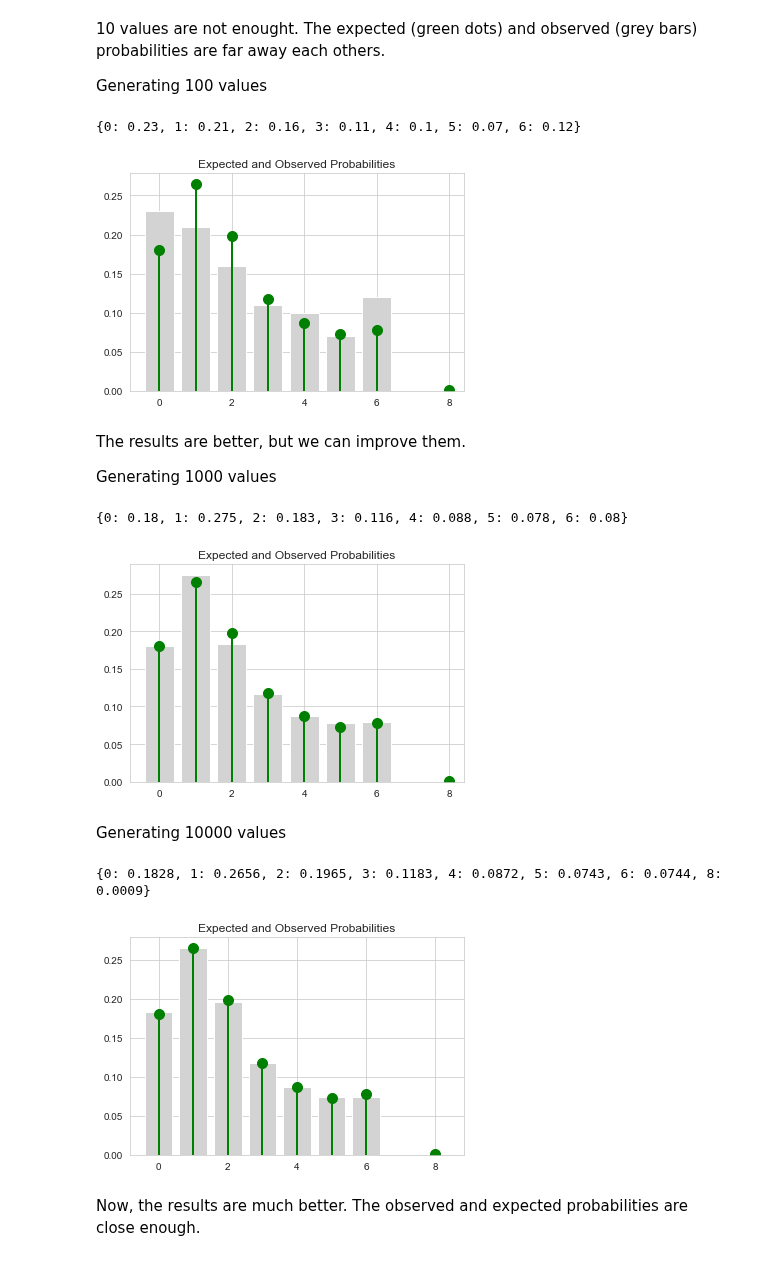
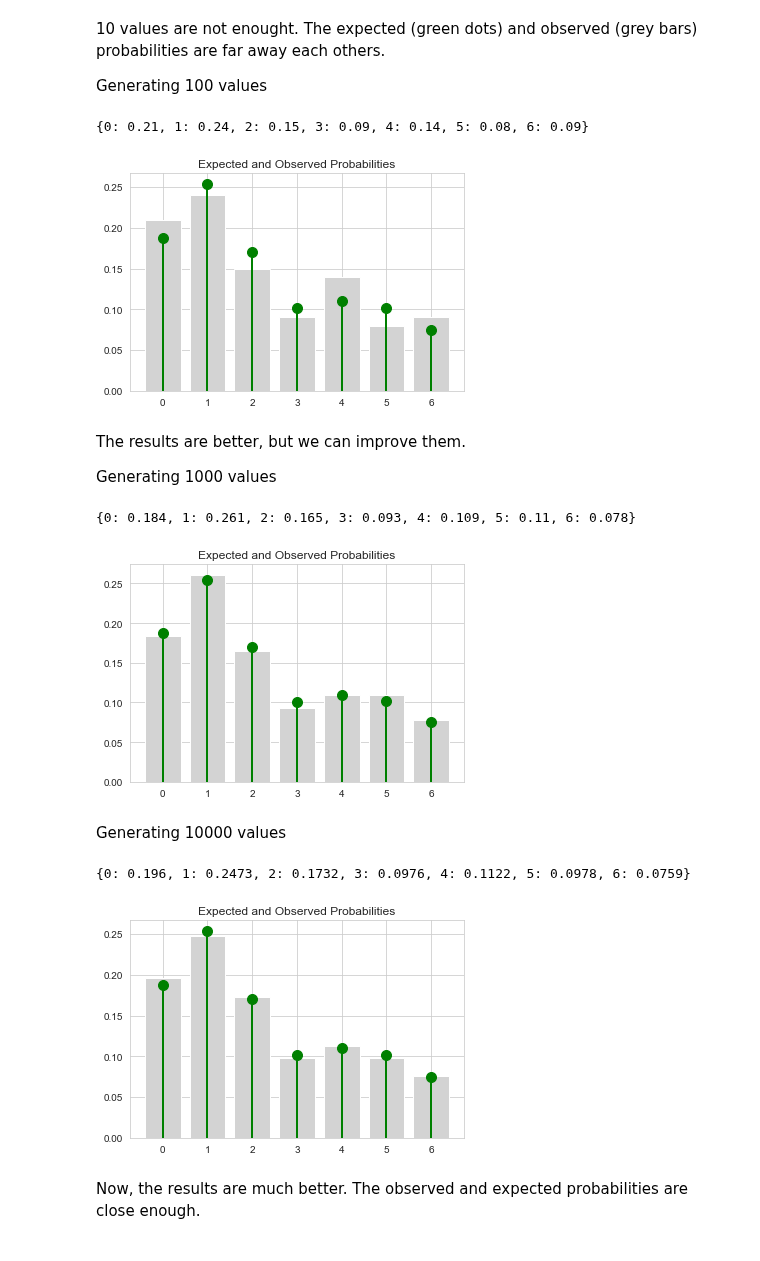
Before and after one commit to Goliath-Research/Computational-Statistics, a Jupyter notebook: 02-Probability & Distributions/04-Emp_Disc_Dist.ipynb, the cells around one changed output. Cells and saved outputs as stored; diff of their text form; code cells hidden in the pictures.

Commit message:
Disc Dist

```diff
--- a/02-Probability & Distributions/04-Emp_Disc_Dist.ipynb
+++ b/02-Probability & Distributions/04-Emp_Disc_Dist.ipynb
@@ -158,5 +159,5 @@ print(dict(zip(xk, fk)))
 # %% [markdown]
 Creating a discrete distribution function
 # %%
-discrete_f = rv_discrete(values=(xk, fk))
+new_disc_f = rv_discrete(values=(xk, fk))
 # %%
@@ -175,12 +179,12 @@ array([2, 6, 5, 0, 6, 2, 0, 1, 2, 3])
 # %% [markdown]
 Creating a function:
 # %%
-def generate_discrete_dist(n=10):
-    gen_values = discrete_f.rvs(size=n)
+def generate_discrete_dist(disc_f, n=10):
+    gen_values = disc_f.rvs(size=n)
     elem, freq = np.unique(gen_values, return_counts=True)
     freq = freq/n
     print(dict(zip(elem, freq)))
-    plt.plot(xk, discrete_f.pmf(xk),'go', ms=10)
-    plt.vlines(xk, 0, discrete_f.pmf(xk), colors='g', lw=2)
+    plt.plot(xk, disc_f.pmf(xk),'go', ms=10)
+    plt.vlines(xk, 0, disc_f.pmf(xk), colors='g', lw=2)
     plt.bar(elem, freq, color='lightgray')
     plt.title('Expected and Observed Probabilities');
@@ -194,26 +199,26 @@ generate_discrete_dist(10)
 
 Generating 100 values
 # %%
-generate_discrete_dist(100)
+generate_discrete_dist(new_disc_f, 100)
 # %% [output]
-{0: 0.23, 1: 0.21, 2: 0.16, 3: 0.11, 4: 0.1, 5: 0.07, 6: 0.12}
+{0: 0.21, 1: 0.24, 2: 0.15, 3: 0.09, 4: 0.14, 5: 0.08, 6: 0.09}
-[figure, old version]
+[figure, new version]
 # %% [markdown]
 The results are better, but we can improve them.
 
 Generating 1000 values
 # %%
-generate_discrete_dist(1000)
+generate_discrete_dist(new_disc_f, 1000)
 # %% [output]
-{0: 0.18, 1: 0.275, 2: 0.183, 3: 0.116, 4: 0.088, 5: 0.078, 6: 0.08}
+{0: 0.184, 1: 0.261, 2: 0.165, 3: 0.093, 4: 0.109, 5: 0.11, 6: 0.078}
-[figure, old version]
+[figure, new version]
 # %% [markdown]
 Generating 10000 values
 # %%
-generate_discrete_dist(10000)
+generate_discrete_dist(new_disc_f, 10000)
 # %% [output]
-{0: 0.1828, 1: 0.2656, 2: 0.1965, 3: 0.1183, 4: 0.0872, 5: 0.0743, 6: 0.0744, 8: 0.0009}
+{0: 0.196, 1: 0.2473, 2: 0.1732, 3: 0.0976, 4: 0.1122, 5: 0.0978, 6: 0.0759}
-[figure, old version]
+[figure, new version]
 # %% [markdown]
 Now, the results are much better. The observed and expected probabilities are close enough.
 # %%
```
Also changed, not shown: parts of 30 cells of this notebook, 1 other file.
